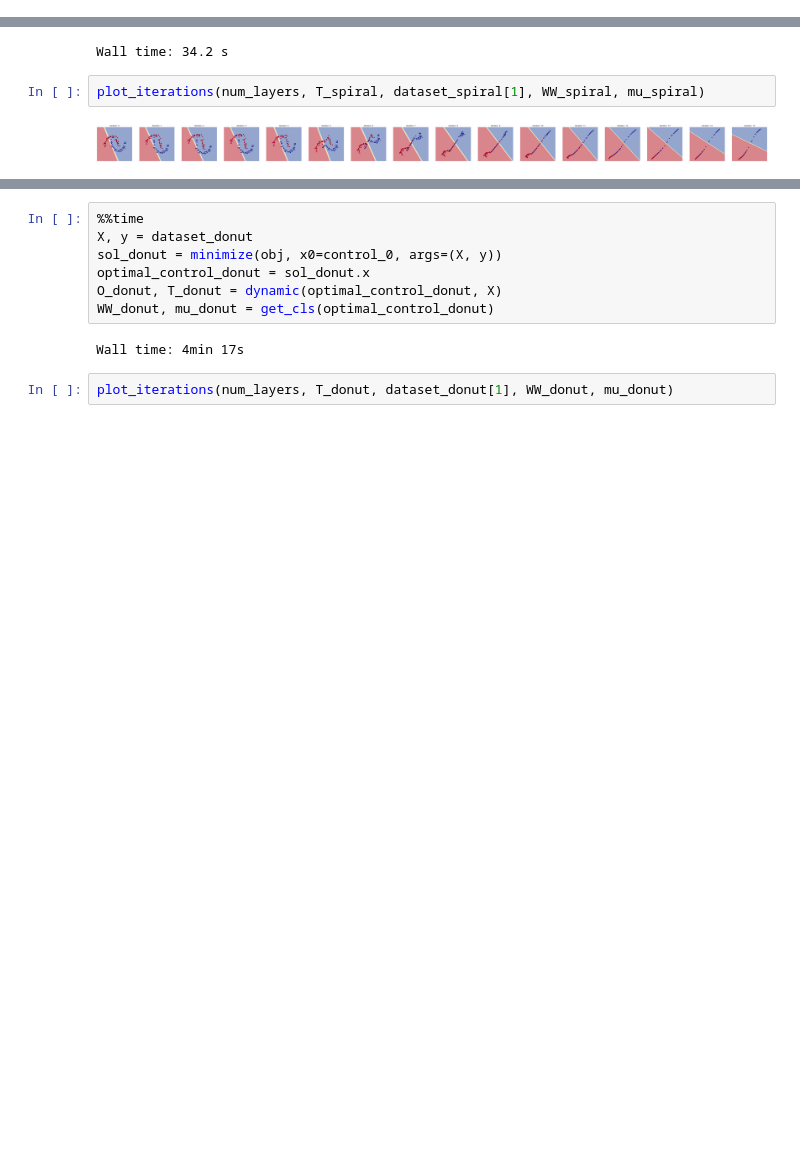
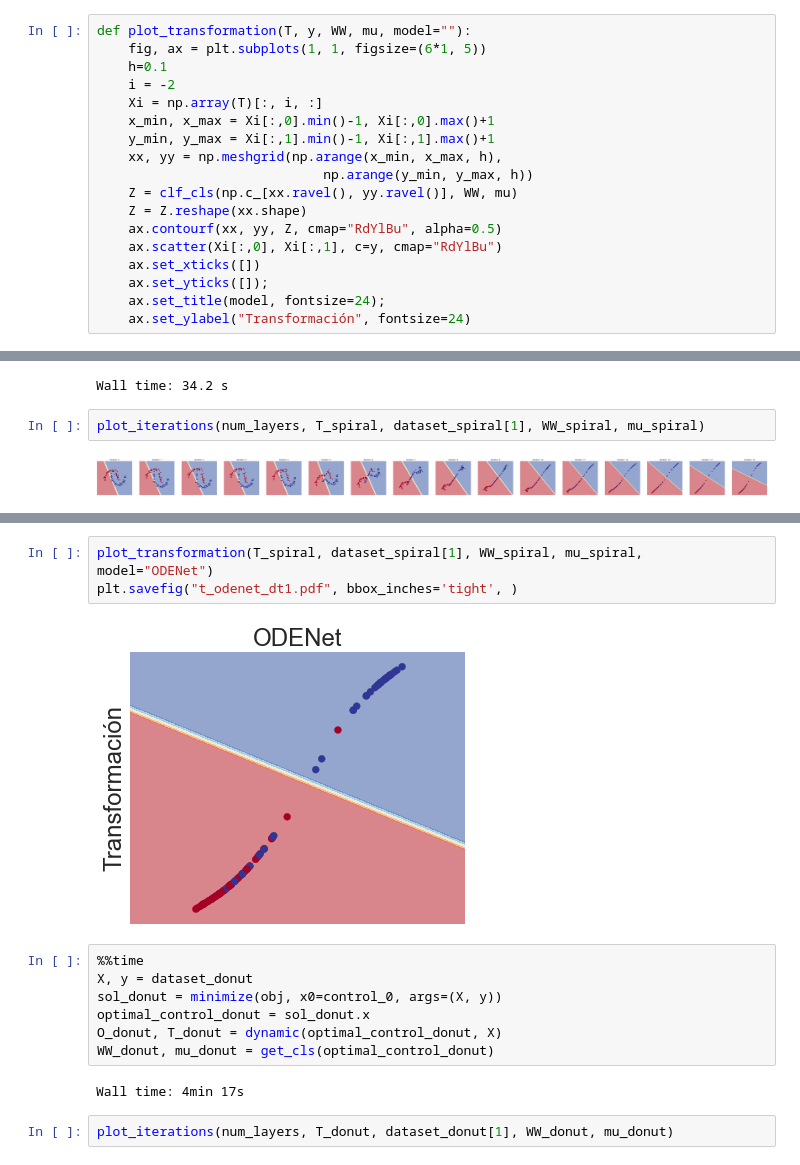
Before and after one commit to furrutiav/deep-learning-as-optimal-control, a Jupyter notebook: 02_resultados_preliminares_odenet.ipynb, the cells around one changed output, grey strips where cells are left out. Saved outputs shown, nothing was run; the diff lists cells and outputs as text; blank space fills up the shorter version.

```diff
--- a/01_resultados_preliminares_odenet.ipynb
+++ b/02_resultados_preliminares_odenet.ipynb
@@ -165,3 +166,21 @@ def plot_region(X, y, control):
+# %%
+def plot_transformation(T, y, WW, mu, model=""):
+    fig, ax = plt.subplots(1, 1, figsize=(6*1, 5))
+    h=0.1
+    i = -2
+    Xi = np.array(T)[:, i, :]
+    x_min, x_max = Xi[:,0].min()-1, Xi[:,0].max()+1
+    y_min, y_max = Xi[:,1].min()-1, Xi[:,1].max()+1
+    xx, yy = np.meshgrid(np.arange(x_min, x_max, h),
+                             np.arange(y_min, y_max, h))
+    Z = clf_cls(np.c_[xx.ravel(), yy.ravel()], WW, mu)
+    Z = Z.reshape(xx.shape)
+    ax.contourf(xx, yy, Z, cmap="RdYlBu", alpha=0.5)
+    ax.scatter(Xi[:,0], Xi[:,1], c=y, cmap="RdYlBu")
+    ax.set_xticks([])
+    ax.set_yticks([]);
+    ax.set_title(model, fontsize=24);
+    ax.set_ylabel("Transformación", fontsize=24)
 # %% [markdown]
 # Resultados
 # %%
@@ -202,3 +222,8 @@ plot_region(dataset_spiral[0], dataset_spiral[1], optimal_control_spiral)
+# %%
+plot_transformation(T_spiral, dataset_spiral[1], WW_spiral, mu_spiral, model="ODENet")
+plt.savefig("t_odenet_dt1.pdf", bbox_inches='tight', )
+# %% [output]
+[figure, added]
 # %%
 %%time
 X, y = dataset_donut
```
Also changed, not shown: parts of 4 cells of this notebook, 10 other files.
